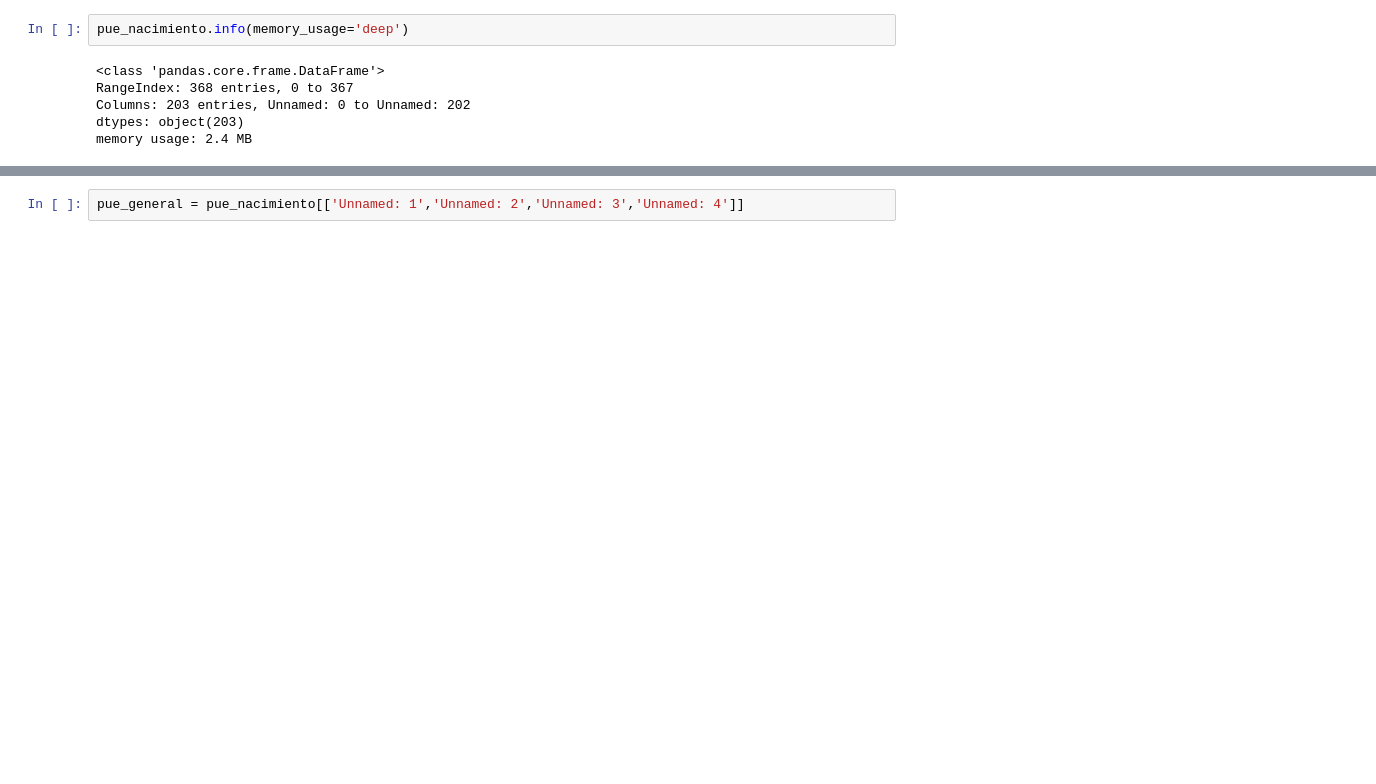
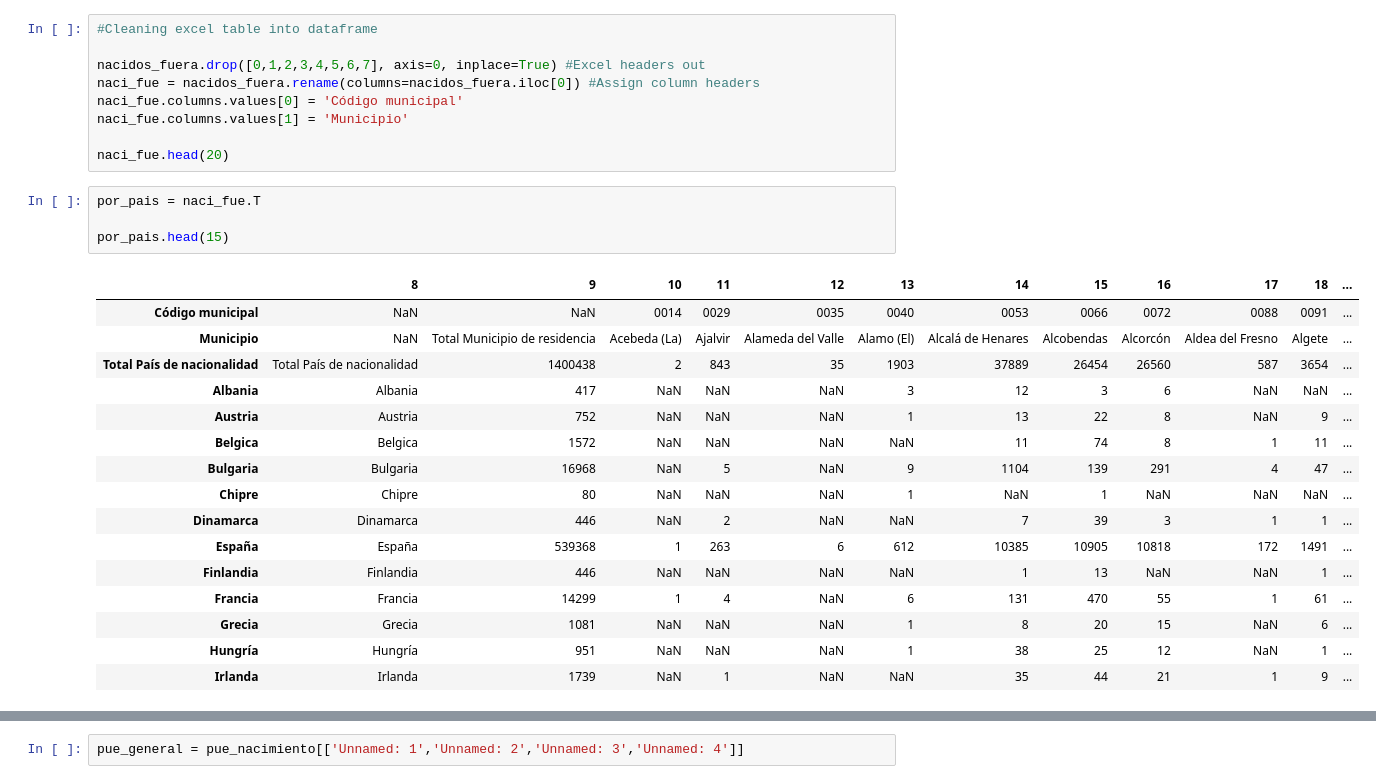
Before and after one commit to santiagofp9/Pueblos_trasnacionales, a Jupyter notebook: Hygiene.ipynb, the cells around one changed output, grey strips where cells are left out. Drawn from its saved outputs; the diff is of its cells as text; blank space fills up the shorter version.

```diff
--- a/Hygiene.ipynb
+++ b/Hygiene.ipynb
@@ -37,8 +39,30 @@ pue_nacimiento = pd.read_excel('suprema.xlsx')
 # %%
-pue_nacimiento.info(memory_usage='deep')
+#Cleaning excel table into dataframe
+
+nacidos_fuera.drop([0,1,2,3,4,5,6,7], axis=0, inplace=True) #Excel headers out
+naci_fue = nacidos_fuera.rename(columns=nacidos_fuera.iloc[0]) #Assign column headers
+naci_fue.columns.values[0] = 'Código municipal'
+naci_fue.columns.values[1] = 'Municipio'
+
+naci_fue.head(20)
-# %% [output]
-<class 'pandas.core.frame.DataFrame'>
-RangeIndex: 368 entries, 0 to 367
-Columns: 203 entries, Unnamed: 0 to Unnamed: 202
-dtypes: object(203)
-memory usage: 2.4 MB
+# %%
+por_pais = naci_fue.T
+
+por_pais.head(15)
+# %% [output]
+|  | 8 | 9 | 10 | 11 | 12 | 13 | 14 | 15 | 16 | 17 | 18 | ... |
+| Código municipal | NaN | NaN | 0014 | 0029 | 0035 | 0040 | 0053 | 0066 | 0072 | 0088 | 0091 | ... |
+| Municipio | NaN | Total Municipio de residencia | Acebeda (La) | Ajalvir | Alameda del Valle | Alamo (El) | Alcalá de Henares | Alcobendas | Alcorcón | Aldea del Fresno | Algete | ... |
+| Total País de nacionalidad | Total País de nacionalidad | 1400438 | 2 | 843 | 35 | 1903 | 37889 | 26454 | 26560 | 587 | 3654 | ... |
+| Albania | Albania | 417 | NaN | NaN | NaN | 3 | 12 | 3 | 6 | NaN | NaN | ... |
+| Austria | Austria | 752 | NaN | NaN | NaN | 1 | 13 | 22 | 8 | NaN | 9 | ... |
+| Belgica | Belgica | 1572 | NaN | NaN | NaN | NaN | 11 | 74 | 8 | 1 | 11 | ... |
+| Bulgaria | Bulgaria | 16968 | NaN | 5 | NaN | 9 | 1104 | 139 | 291 | 4 | 47 | ... |
+| Chipre | Chipre | 80 | NaN | NaN | NaN | 1 | NaN | 1 | NaN | NaN | NaN | ... |
+| Dinamarca | Dinamarca | 446 | NaN | 2 | NaN | NaN | 7 | 39 | 3 | 1 | 1 | ... |
+| España | España | 539368 | 1 | 263 | 6 | 612 | 10385 | 10905 | 10818 | 172 | 1491 | ... |
+| Finlandia | Finlandia | 446 | NaN | NaN | NaN | NaN | 1 | 13 | NaN | NaN | 1 | ... |
+| Francia | Francia | 14299 | 1 | 4 | NaN | 6 | 131 | 470 | 55 | 1 | 61 | ... |
+| Grecia | Grecia | 1081 | NaN | NaN | NaN | 1 | 8 | 20 | 15 | NaN | 6 | ... |
+| Hungría | Hungría | 951 | NaN | NaN | NaN | 1 | 38 | 25 | 12 | NaN | 1 | ... |
+| Irlanda | Irlanda | 1739 | NaN | 1 | NaN | NaN | 35 | 44 | 21 | 1 | 9 | ... |
```
Also changed, not shown: parts of 11 cells of this notebook, 1 other file.
